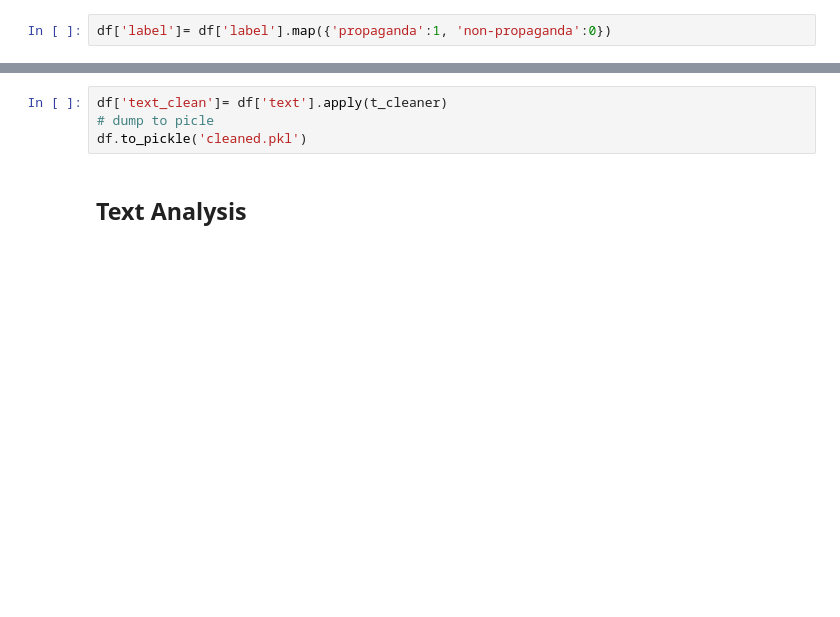
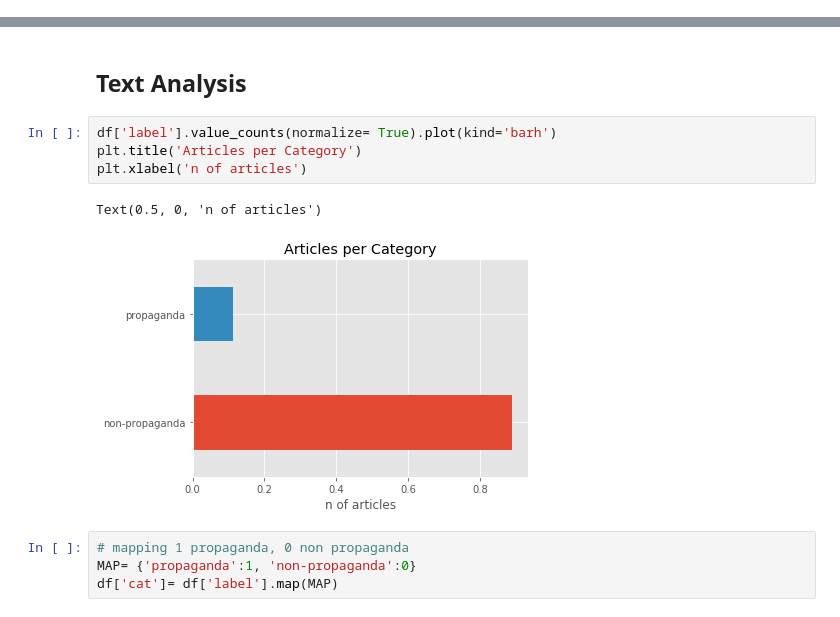
Before and after one commit to WarioDoor/hack_the_news, a Jupyter notebook: Task 1.ipynb, the cells around one changed output, grey strips where cells are left out. Drawn from its saved outputs; the diff is of its cells as text; blank space fills up the shorter version.

```diff
--- a/Task 1.ipynb
+++ b/Task 1.ipynb
@@ -28,2 +29,0 @@ df['label'].value_counts().plot(kind='barh')
-# %%
-df['label']= df['label'].map({'propaganda':1, 'non-propaganda':0})
@@ -61,6 +30,13 @@ Total time 2.80h
-# %%
-df['text_clean']= df['text'].apply(t_cleaner)
-# dump to picle
-df.to_pickle('cleaned.pkl')
 # %% [markdown]
 ## Text Analysis
+# %%
+df['label'].value_counts(normalize= True).plot(kind='barh')
+plt.title('Articles per Category')
+plt.xlabel('n of articles')
+# %% [output]
+Text(0.5, 0, 'n of articles')
+[figure, added]
+# %%
+# mapping 1 propaganda, 0 non propaganda
+MAP= {'propaganda':1, 'non-propaganda':0}
+df['cat']= df['label'].map(MAP)
```
Also changed, not shown: parts of 72 cells of this notebook.
